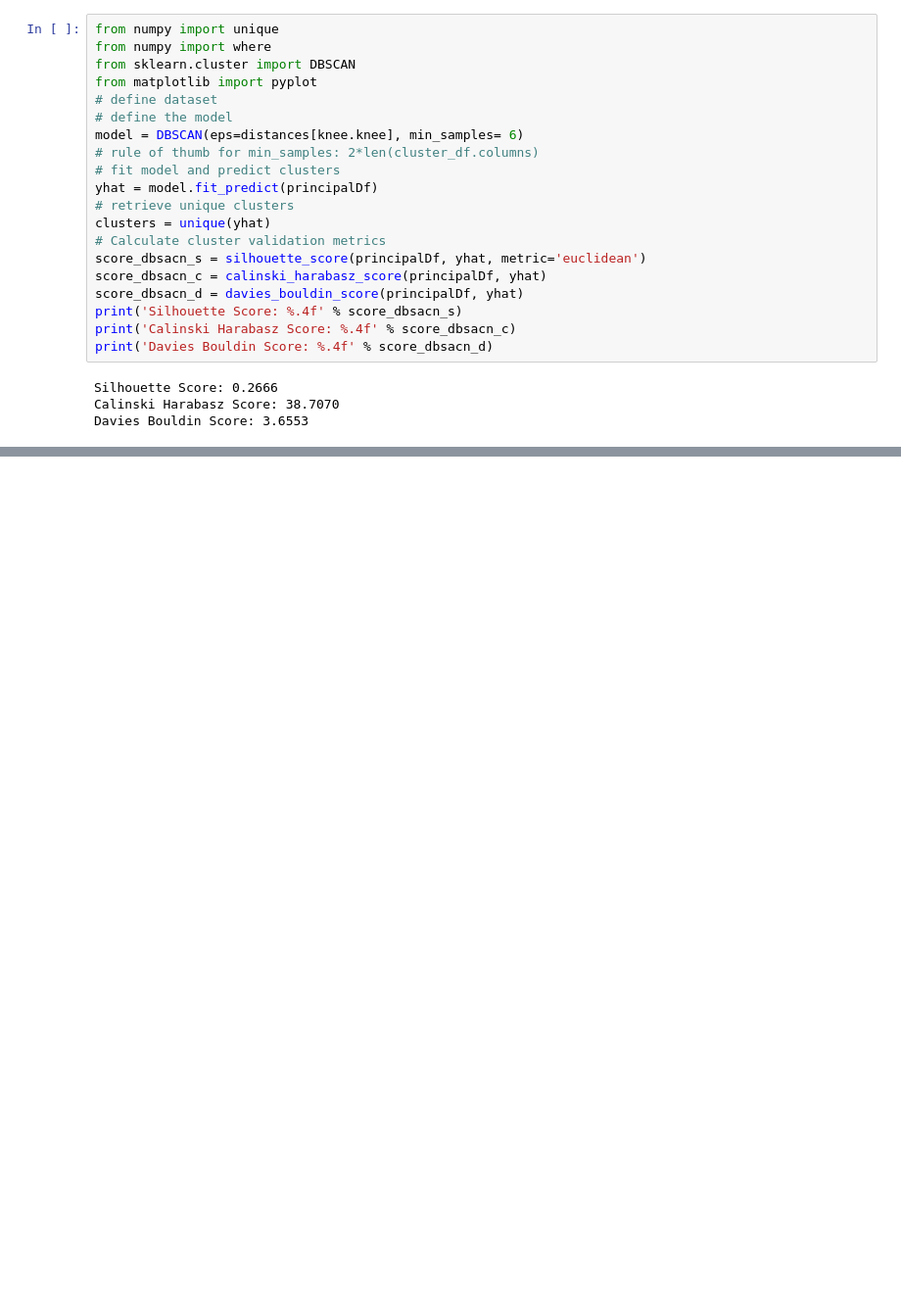
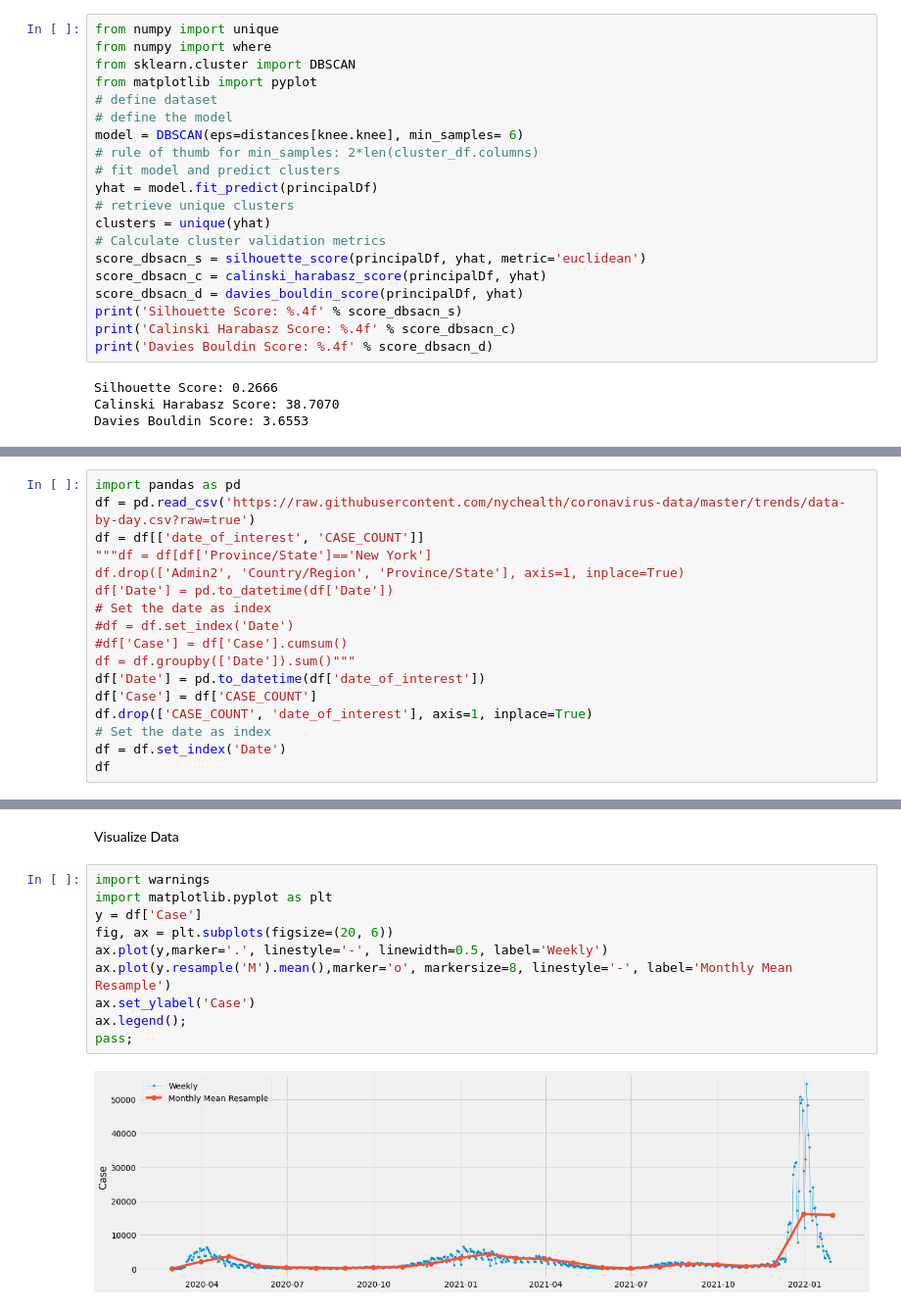
Before and after one commit to christophersingh/Master, a Jupyter notebook: Master_Notebook.ipynb, the cells around one changed output, grey strips where cells are left out. Shown at 98% size. Cells and saved outputs as stored; diff of their text form; blank space fills up the shorter version.

```diff
--- a/Master_Notebook.ipynb
+++ b/Master_Notebook.ipynb
@@ -993,0 +1009,17 @@ dbscan()
+# %%
+import pandas as pd
+df = pd.read_csv('https://raw.githubusercontent.com/nychealth/coronavirus-data/master/trends/data-by-day.csv?raw=true')
+df = df[['date_of_interest', 'CASE_COUNT']]
+"""df = df[df['Province/State']=='New York']
+df.drop(['Admin2', 'Country/Region', 'Province/State'], axis=1, inplace=True)
+df['Date'] = pd.to_datetime(df['Date'])
+# Set the date as index
+#df = df.set_index('Date')
+#df['Case'] = df['Case'].cumsum()
+df = df.groupby(['Date']).sum()"""
+df['Date'] = pd.to_datetime(df['date_of_interest'])
+df['Case'] = df['CASE_COUNT']
+df.drop(['CASE_COUNT', 'date_of_interest'], axis=1, inplace=True)
+# Set the date as index
+df = df.set_index('Date')
+df
@@ -993,0 +1041,14 @@ dbscan()
+# %% [markdown]
+Visualize Data
+# %%
+import warnings
+import matplotlib.pyplot as plt
+y = df['Case']
+fig, ax = plt.subplots(figsize=(20, 6))
+ax.plot(y,marker='.', linestyle='-', linewidth=0.5, label='Weekly')
+ax.plot(y.resample('M').mean(),marker='o', markersize=8, linestyle='-', label='Monthly Mean Resample')
+ax.set_ylabel('Case')
+ax.legend();
+pass;
+# %% [output]
+[figure, added]
```
Also changed, not shown: parts of 64 cells of this notebook.
